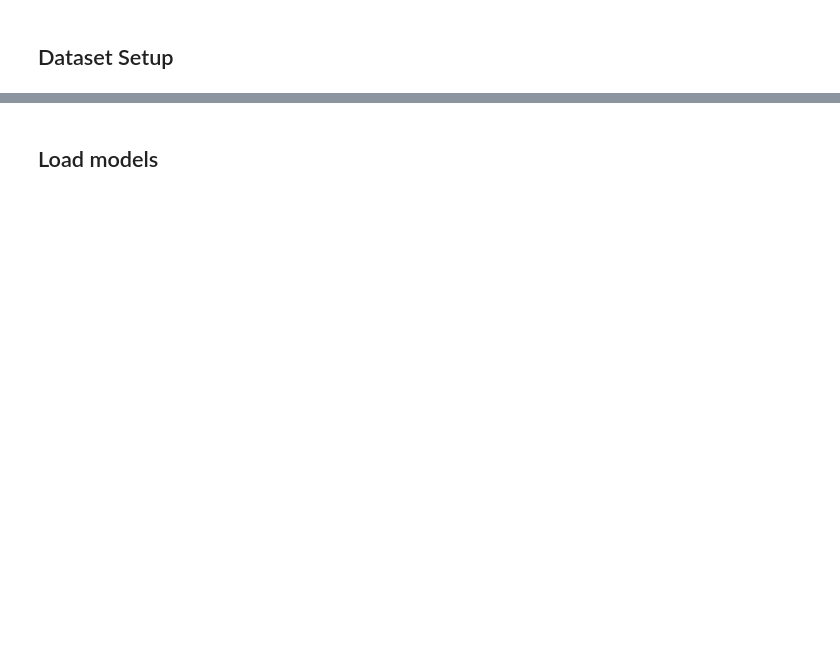
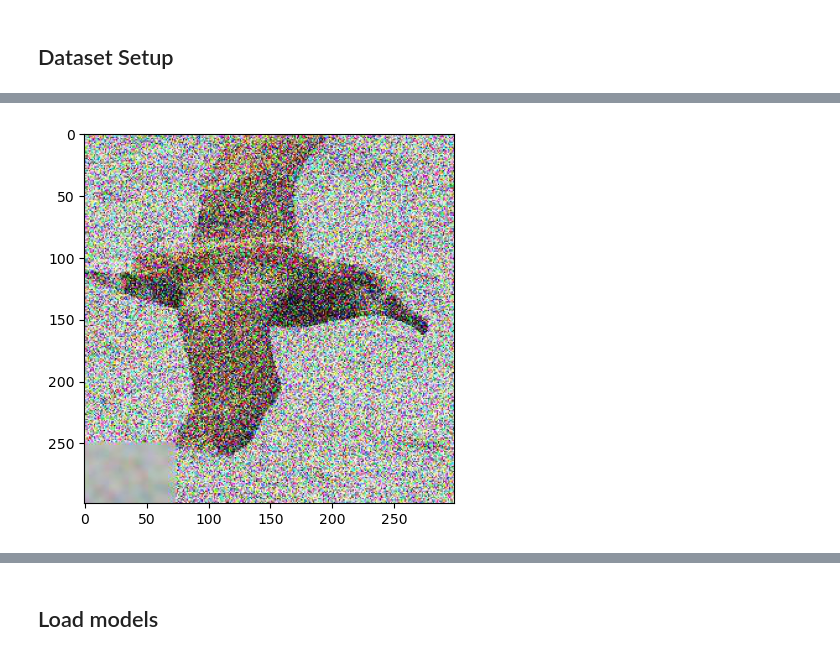
Before and after one commit to naveenr414/Spurious-Concepts, a Jupyter notebook: scripts/Verify Models.ipynb, the cells around one changed output, grey strips where cells are left out. Saved outputs shown, nothing was run; the diff lists cells and outputs as text; code cells hidden in the pictures; blank space fills up the shorter version.

```diff
--- a/scripts/Verify Models.ipynb
+++ b/scripts/Verify Models.ipynb
@@ -75,5 +56,5 @@ train_data_path = os.path.join(BASE_DIR, data_dir_blur, 'train.pkl')
 val_data_path = train_data_path.replace('train.pkl', 'val.pkl')
 # %%
 train_loader_blur = load_data([train_data_path], use_attr, no_img, batch_size, uncertain_labels, image_dir=image_dir,
-                         n_class_attr=num_class_attr, resampling=resampling, path_transform=lambda path: "../cem/cem/"+path)
+                         n_class_attr=num_class_attr, resampling=resampling, path_transform=lambda path: "../cem/cem/"+path, is_training=False)
 val_loader_blur = load_data([val_data_path], use_attr, no_img=False, batch_size=64, image_dir=image_dir, n_class_attr=num_class_attr, path_transform=lambda path: "../cem/cem/"+path)
@@ -122,0 +93,4 @@ Transform is Compose(
+# %%
+for idx,i in enumerate(train_loader_blur):
+    x_blur,y_blur,c_blur = i
+    break
@@ -122,0 +112,4 @@ Transform is Compose(
+# %%
+plot_image(x_blur[0])
+# %% [output]
+[figure, added]
```
Also changed, not shown: parts of 41 cells of this notebook, 5 other files.
